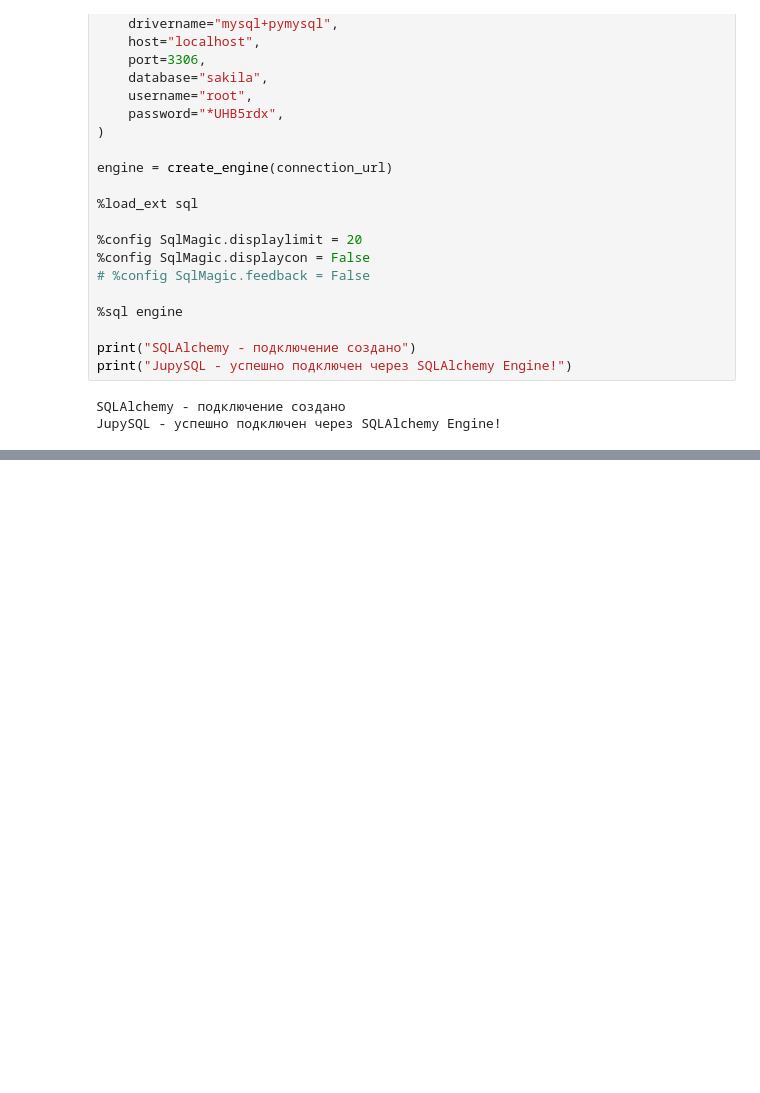
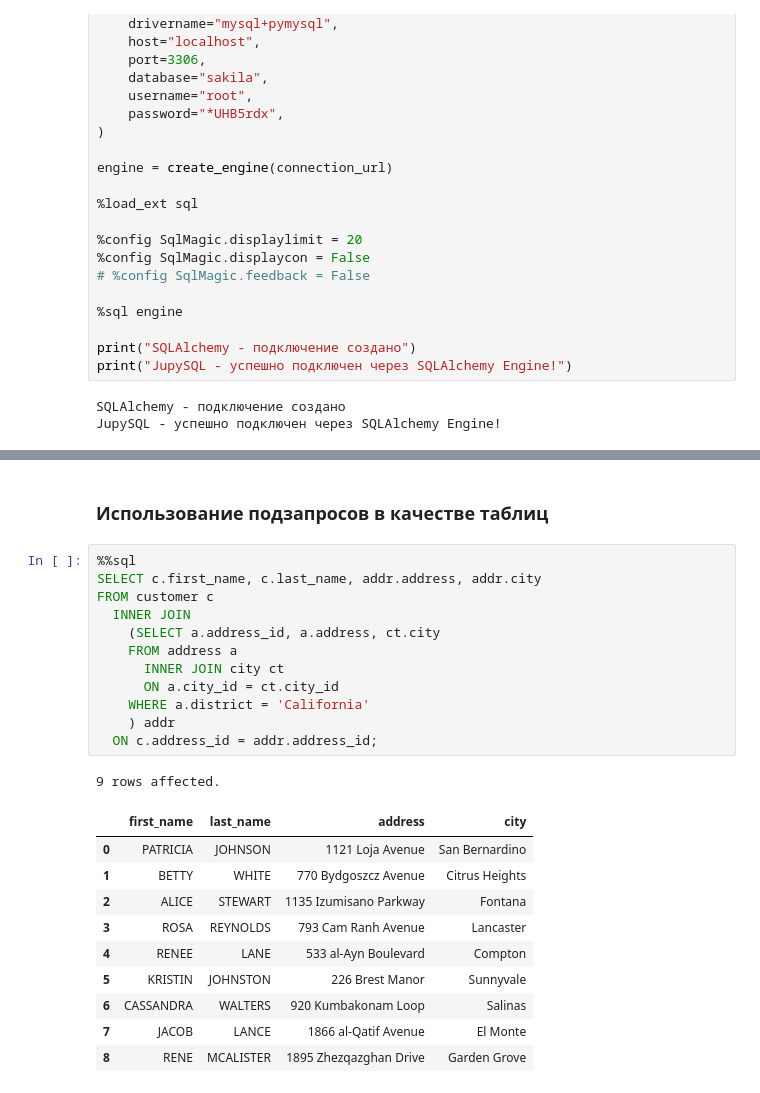
Before and after one commit to magus1968/learning-sql, a Jupyter notebook: docs/chapters/ch05.ipynb, the cells around one changed output, grey strips where cells are left out. Saved outputs shown, nothing was run; the diff lists cells and outputs as text; blank space fills up the shorter version.

```diff
--- a/docs/chapters/ch05.ipynb
+++ b/docs/chapters/ch05.ipynb
@@ -55,0 +287,26 @@ JupySQL - успешно подключен через SQLAlchemy Engine!
+# %% [markdown]
+### Использование подзапросов в качестве таблиц
+# %%
+%%sql
+SELECT c.first_name, c.last_name, addr.address, addr.city
+FROM customer c
+  INNER JOIN
+    (SELECT a.address_id, a.address, ct.city
+    FROM address a
+      INNER JOIN city ct
+      ON a.city_id = ct.city_id
+    WHERE a.district = 'California'
+    ) addr
+  ON c.address_id = addr.address_id;
+# %% [output]
+9 rows affected.
+|  | first_name | last_name | address | city |
+| 0 | PATRICIA | JOHNSON | 1121 Loja Avenue | San Bernardino |
+| 1 | BETTY | WHITE | 770 Bydgoszcz Avenue | Citrus Heights |
+| 2 | ALICE | STEWART | 1135 Izumisano Parkway | Fontana |
+| 3 | ROSA | REYNOLDS | 793 Cam Ranh Avenue | Lancaster |
+| 4 | RENEE | LANE | 533 al-Ayn Boulevard | Compton |
+| 5 | KRISTIN | JOHNSTON | 226 Brest Manor | Sunnyvale |
+| 6 | CASSANDRA | WALTERS | 920 Kumbakonam Loop | Salinas |
+| 7 | JACOB | LANCE | 1866 al-Qatif Avenue | El Monte |
+| 8 | RENE | MCALISTER | 1895 Zhezqazghan Drive | Garden Grove |
```
Also changed, not shown: parts of 53 cells of this notebook, 2 other files.
